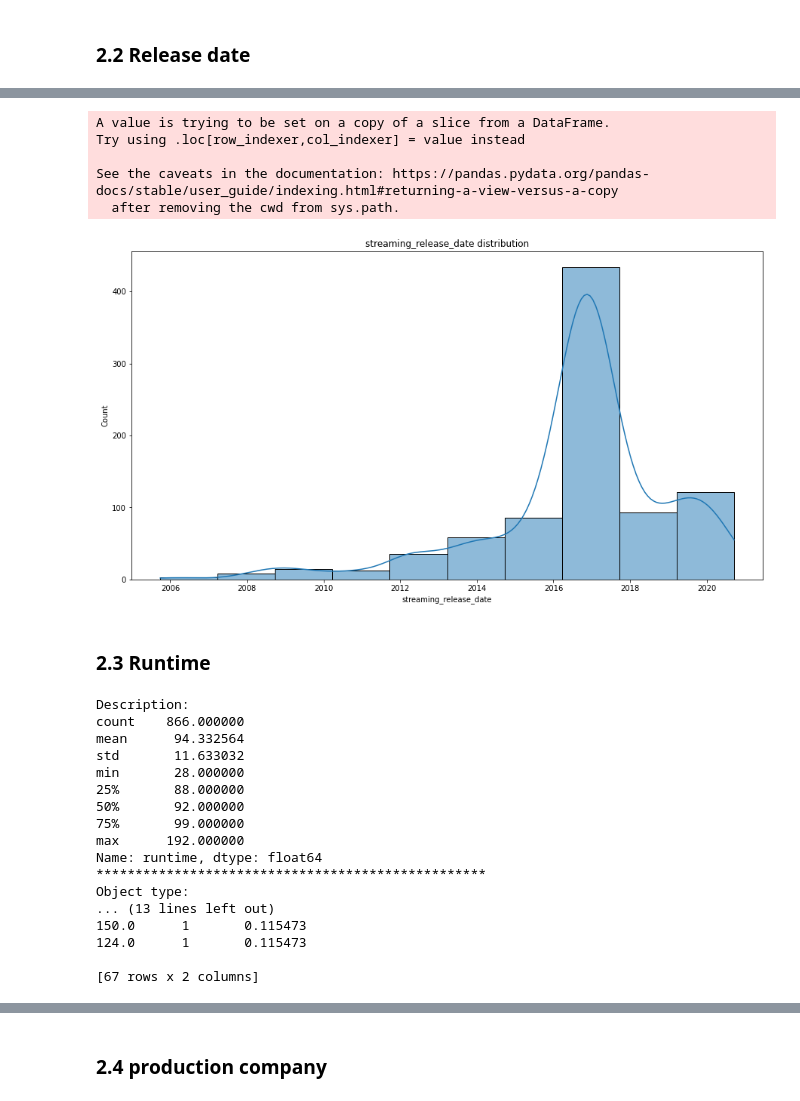
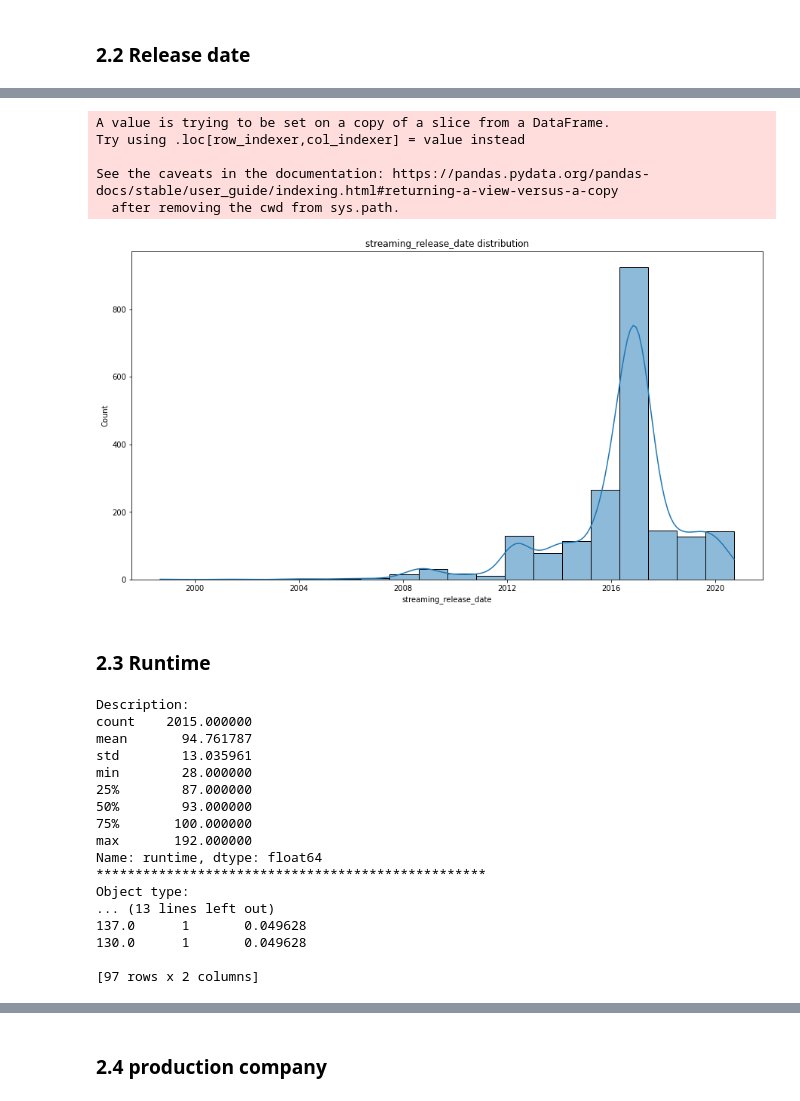
Before and after one commit to Asuna-sama-1/Asuna-sama-1, a Jupyter notebook: horror_movie_analysis.ipynb, the cells around one changed output, grey strips where cells are left out. Cells and saved outputs as stored; diff of their text form; code cells hidden in the pictures.

```diff
--- a/horror_movie_analysis.ipynb
+++ b/horror_movie_analysis.ipynb
@@ -120,0 +101,2 @@ def create_hist_plot(df, feature, num_bin):
+# %%
+movies = movies[~movies['genres'].isnull()]
@@ -121,3 +109,5 @@ def create_hist_plot(df, feature, num_bin):
+# %%
+horror_movies = movies[movies['genres'].str.contains('Horror')]
 # %%
 # generate new feature main_genre
 movies['main_genre'] = movies['genres'].str.split(',').str[0]
@@ -215,5 +209,2 @@ In the following anaylsis, let's see why horror movies are usually resultting in
 # %% [markdown]
 # Horror Movie Analysis
-# %%
-horror_movies = movies[movies['main_genre']=='Horror']
-horror_movies.shape
@@ -284,8 +276,6 @@ missing_data
 | genres | 0 | 0.000000 |
 | content_rating | 0 | 0.000000 |
 | main_genre | 0 | 0.000000 |
-# %%
-horror_movies['original_release_date'] =
 # %% [markdown]
 ## **2. Univariare analysis**
 # %% [markdown]
@@ -331,34 +325,34 @@ See the caveats in the documentation: https://pandas.pydata.org/pandas-docs/stab
 # %%
-create_hist_plot(horror_movies, 'streaming_release_date',10)
+create_hist_plot(horror_movies, 'streaming_release_date',20)
 # %% [output]
 A value is trying to be set on a copy of a slice from a DataFrame.
 Try using .loc[row_indexer,col_indexer] = value instead
 
 See the caveats in the documentation: https://pandas.pydata.org/pandas-docs/stable/user_guide/indexing.html#returning-a-view-versus-a-copy
   after removing the cwd from sys.path.
-[figure, old version]
+[figure, new version]
 # %% [markdown]
 ### 2.3 Runtime
 # %%
 print_info(horror_movies,'runtime')
 # %% [output]
 Description:
-count    866.000000
-mean      94.332564
-std       11.633032
-min       28.000000
-25%       88.000000
-50%       92.000000
-75%       99.000000
-max      192.000000
+count    2015.000000
+mean       94.761787
+std        13.035961
+min        28.000000
+25%        87.000000
+50%        93.000000
+75%       100.000000
+max       192.000000
 Name: runtime, dtype: float64
 **************************************************
 Object type:
 ... (13 lines left out)
-150.0      1       0.115473
-124.0      1       0.115473
+137.0      1       0.049628
+130.0      1       0.049628
 
-[67 rows x 2 columns]
+[97 rows x 2 columns]
 # %%
 create_hist_plot(horror_movies, 'runtime',50)
 # %% [output]
```
Also changed, not shown: parts of 77 cells of this notebook.
